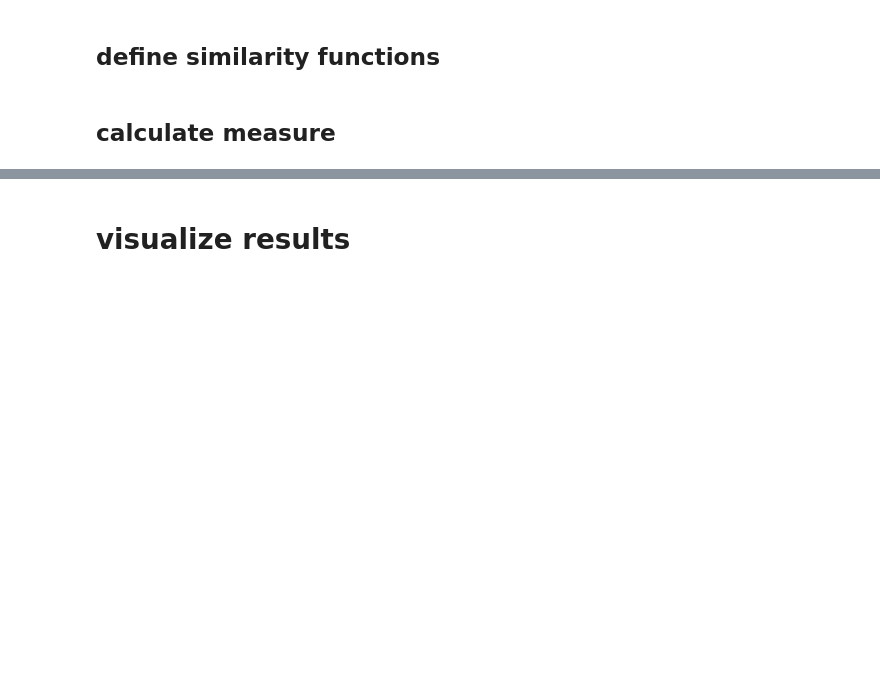
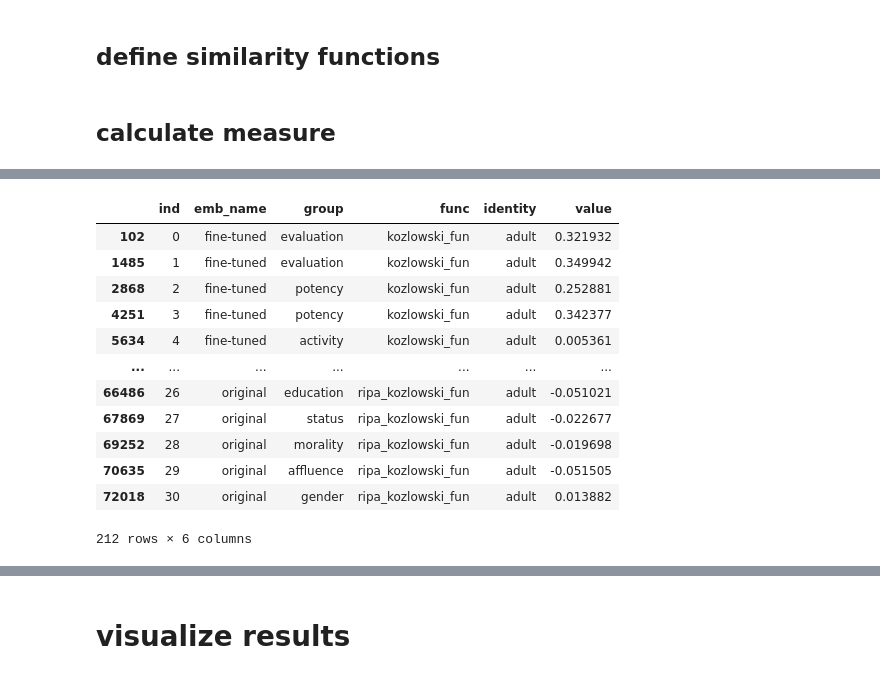
Before and after one commit to navidmdn/identity_embedding, a Jupyter notebook: embedding_interpretation.ipynb, the cells around one changed output, grey strips where cells are left out. Saved outputs shown, nothing was run; the diff lists cells and outputs as text; code cells hidden in the pictures; blank space fills up the shorter version.

```diff
--- a/embedding_interpretation.ipynb
+++ b/embedding_interpretation.ipynb
@@ -717,0 +726,16 @@ res_df.head()
+# %%
+res_df[res_df.identity == 'adult']
+# %% [output]
+|  | ind | emb_name | group | func | identity | value |
+| 102 | 0 | fine-tuned | evaluation | kozlowski_fun | adult | 0.321932 |
+| 1485 | 1 | fine-tuned | evaluation | kozlowski_fun | adult | 0.349942 |
+| 2868 | 2 | fine-tuned | potency | kozlowski_fun | adult | 0.252881 |
+| 4251 | 3 | fine-tuned | potency | kozlowski_fun | adult | 0.342377 |
+| 5634 | 4 | fine-tuned | activity | kozlowski_fun | adult | 0.005361 |
+| ... | ... | ... | ... | ... | ... | ... |
+| 66486 | 26 | original | education | ripa_kozlowski_fun | adult | -0.051021 |
+| 67869 | 27 | original | status | ripa_kozlowski_fun | adult | -0.022677 |
+| 69252 | 28 | original | morality | ripa_kozlowski_fun | adult | -0.019698 |
+| 70635 | 29 | original | affluence | ripa_kozlowski_fun | adult | -0.051505 |
+| 72018 | 30 | original | gender | ripa_kozlowski_fun | adult | 0.013882 |
+212 rows × 6 columns
```
Also changed, not shown: parts of 12 cells of this notebook.
